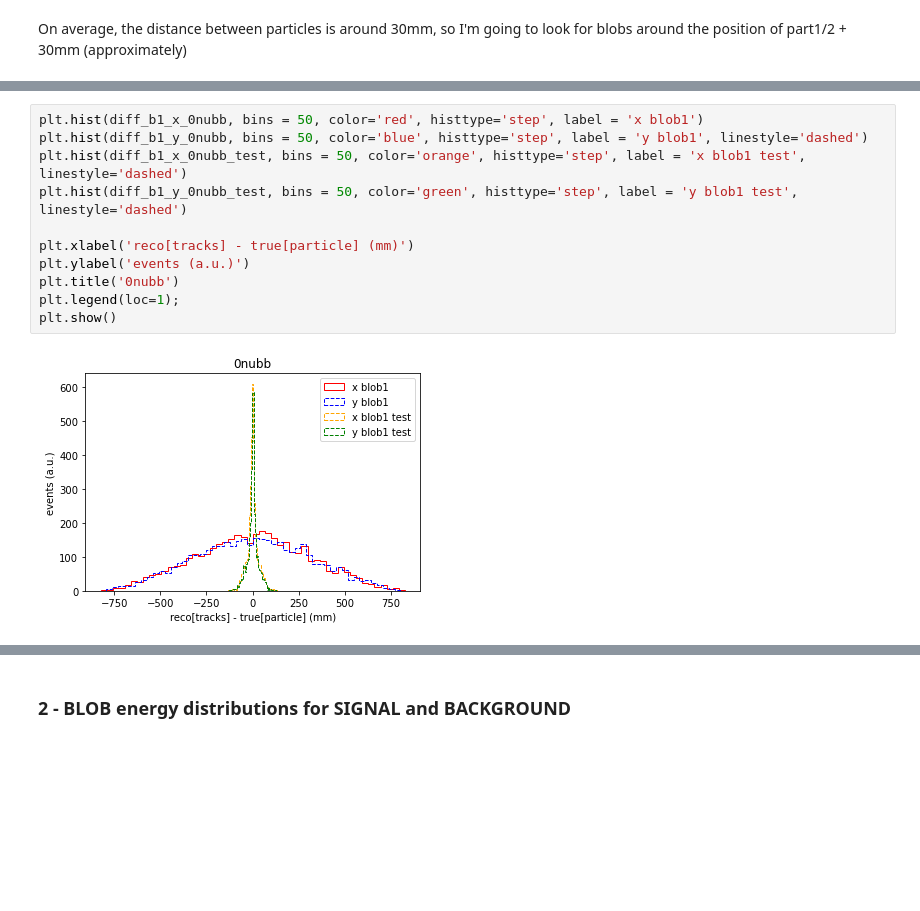
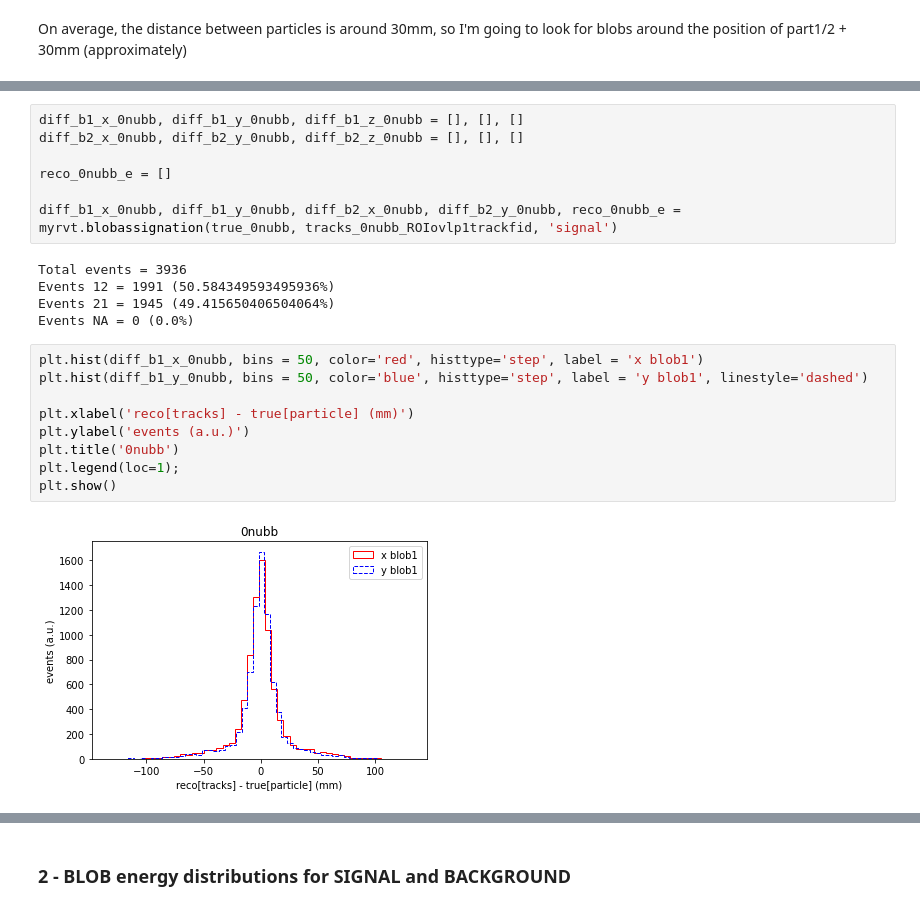
Before and after one commit to halmamol/NEXT_crispy-analysis, a Jupyter notebook: CMResults_NEXT100_halmazan.ipynb, the cells around one changed output, grey strips where cells are left out. Drawn from its saved outputs; the diff is of its cells as text; blank space fills up the shorter version.

```diff
--- a/CMResults_NEXT100_halmazan.ipynb
+++ b/CMResults_NEXT100_halmazan.ipynb
@@ -998,16 +803,26 @@ Events NA = 0 (0.0%)
+# %%
+diff_b1_x_0nubb, diff_b1_y_0nubb, diff_b1_z_0nubb = [], [], []
+diff_b2_x_0nubb, diff_b2_y_0nubb, diff_b2_z_0nubb = [], [], []
+
+reco_0nubb_e = []
+
+diff_b1_x_0nubb, diff_b1_y_0nubb, diff_b2_x_0nubb, diff_b2_y_0nubb, reco_0nubb_e = myrvt.blobassignation(true_0nubb, tracks_0nubb_ROIovlp1trackfid, 'signal')
+# %% [output]
+Total events = 3936
+Events 12 = 1991 (50.584349593495936%)
+Events 21 = 1945 (49.415650406504064%)
+Events NA = 0 (0.0%)
 # %%
 plt.hist(diff_b1_x_0nubb, bins = 50, color='red', histtype='step', label = 'x blob1')
 plt.hist(diff_b1_y_0nubb, bins = 50, color='blue', histtype='step', label = 'y blob1', linestyle='dashed')
-plt.hist(diff_b1_x_0nubb_test, bins = 50, color='orange', histtype='step', label = 'x blob1 test', linestyle='dashed')
-plt.hist(diff_b1_y_0nubb_test, bins = 50, color='green', histtype='step', label = 'y blob1 test', linestyle='dashed')
 
 plt.xlabel('reco[tracks] - true[particle] (mm)')
 plt.ylabel('events (a.u.)')
 plt.title('0nubb')
 plt.legend(loc=1);
 plt.show()
 # %% [output]
-[figure, old version]
+[figure, new version]
 # %%
 plt.hist(diff_b2_x_0nubb, bins = 50, color='red', histtype='step', label = 'x blob2')
 plt.hist(diff_b2_y_0nubb, bins = 50, color='blue', histtype='step', label = 'y blob2', linestyle='dashed')
```
Also changed, not shown: parts of 26 cells of this notebook.
